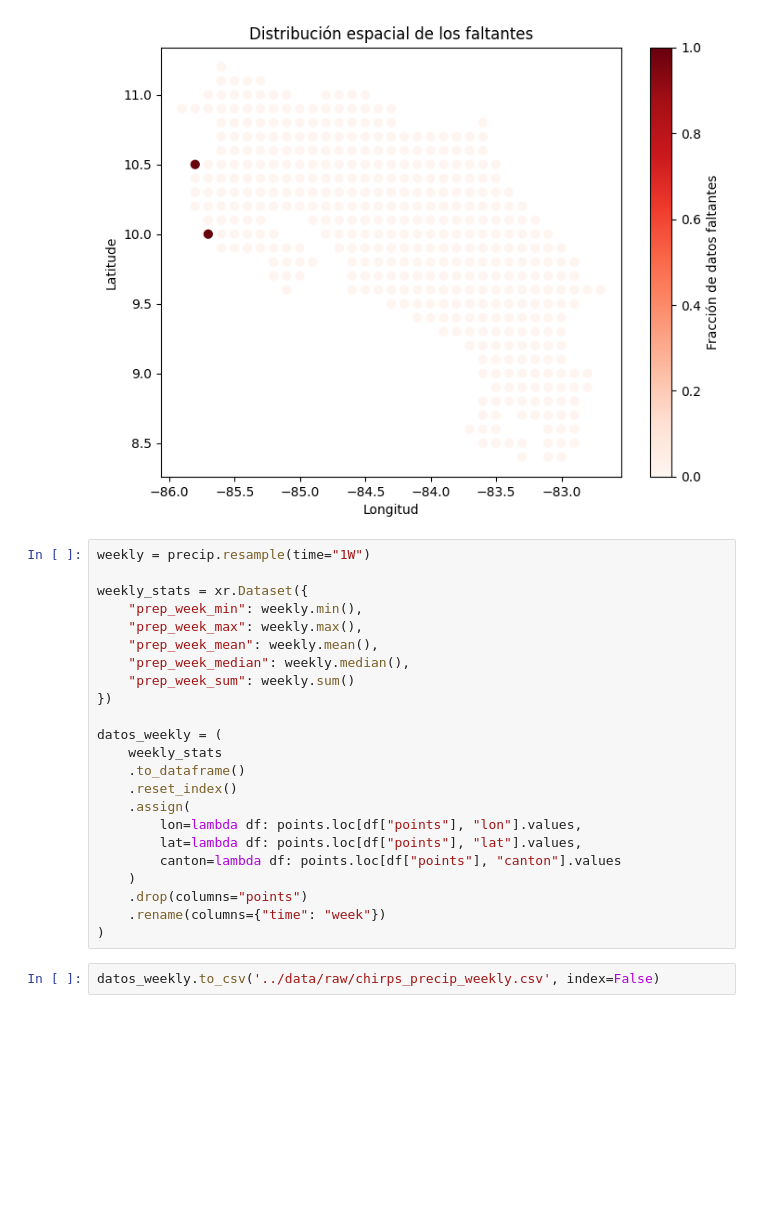
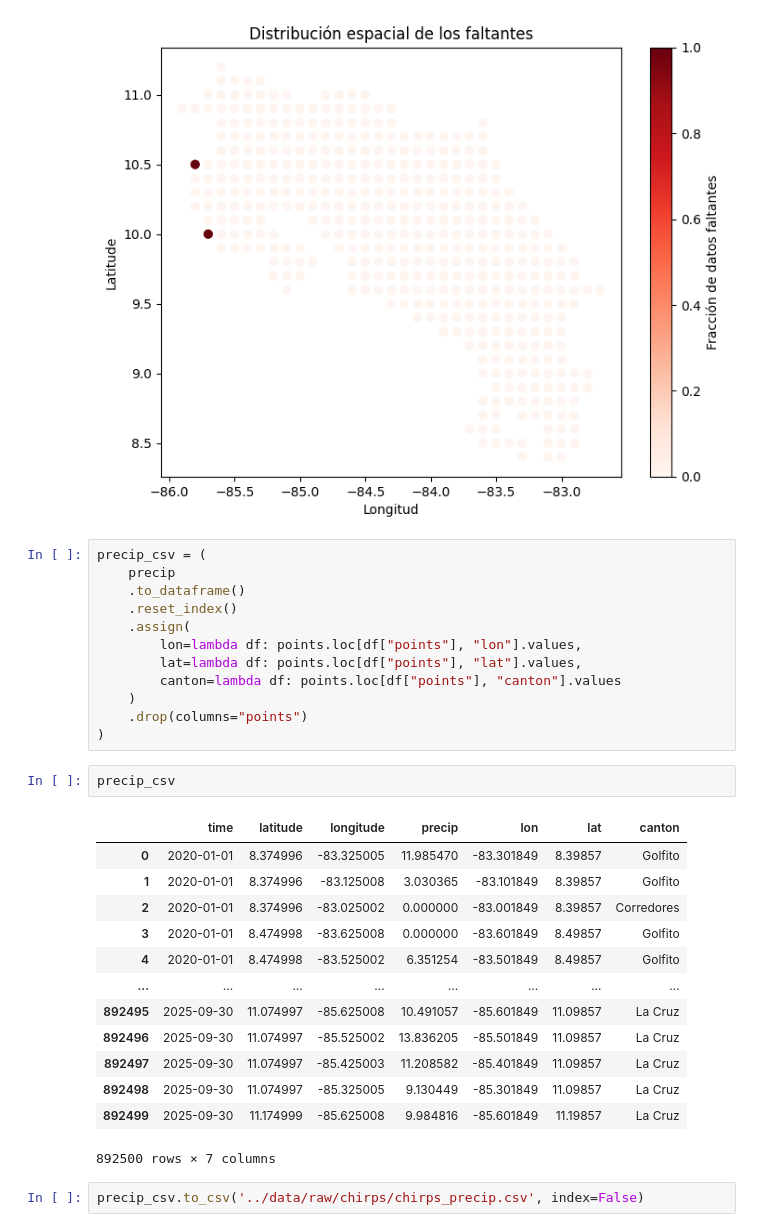
Before and after one commit to artisticlimon/dengue-model, a Jupyter notebook: extraction/extract_chirps.ipynb, the cells around one changed output. Saved outputs shown, nothing was run; the diff lists cells and outputs as text; blank space fills up the shorter version.

Commit message:
fix chirps data to contain results that are not aggregated by week, do it in r instead

```diff
--- a/extraction/extract_chirps.ipynb
+++ b/extraction/extract_chirps.ipynb
@@ -81,28 +81,33 @@ plt.title("Distribución espacial de los faltantes")
 plt.show()
 # %% [output]
 [figure]
-# %%
-weekly = precip.resample(time="1W")
-
-weekly_stats = xr.Dataset({
-    "prep_week_min": weekly.min(),
-    "prep_week_max": weekly.max(),
-    "prep_week_mean": weekly.mean(),
-    "prep_week_median": weekly.median(),
-    "prep_week_sum": weekly.sum()
-})
-
-datos_weekly = (
-    weekly_stats
-    .to_dataframe()
-    .reset_index()
-    .assign(
-        lon=lambda df: points.loc[df["points"], "lon"].values,
-        lat=lambda df: points.loc[df["points"], "lat"].values,
-        canton=lambda df: points.loc[df["points"], "canton"].values
-    )
-    .drop(columns="points")
-    .rename(columns={"time": "week"})
-)
-# %%
-datos_weekly.to_csv('../data/raw/chirps_precip_weekly.csv', index=False)
+# %%
+precip_csv = (
+    precip
+    .to_dataframe()
+    .reset_index()
+    .assign(
+        lon=lambda df: points.loc[df["points"], "lon"].values,
+        lat=lambda df: points.loc[df["points"], "lat"].values,
+        canton=lambda df: points.loc[df["points"], "canton"].values
+    )
+    .drop(columns="points")
+)
+# %%
+precip_csv
+# %% [output]
+|  | time | latitude | longitude | precip | lon | lat | canton |
+| 0 | 2020-01-01 | 8.374996 | -83.325005 | 11.985470 | -83.301849 | 8.39857 | Golfito |
+| 1 | 2020-01-01 | 8.374996 | -83.125008 | 3.030365 | -83.101849 | 8.39857 | Golfito |
+| 2 | 2020-01-01 | 8.374996 | -83.025002 | 0.000000 | -83.001849 | 8.39857 | Corredores |
+| 3 | 2020-01-01 | 8.474998 | -83.625008 | 0.000000 | -83.601849 | 8.49857 | Golfito |
+| 4 | 2020-01-01 | 8.474998 | -83.525002 | 6.351254 | -83.501849 | 8.49857 | Golfito |
+| ... | ... | ... | ... | ... | ... | ... | ... |
+| 892495 | 2025-09-30 | 11.074997 | -85.625008 | 10.491057 | -85.601849 | 11.09857 | La Cruz |
+| 892496 | 2025-09-30 | 11.074997 | -85.525002 | 13.836205 | -85.501849 | 11.09857 | La Cruz |
+| 892497 | 2025-09-30 | 11.074997 | -85.425003 | 11.208582 | -85.401849 | 11.09857 | La Cruz |
+| 892498 | 2025-09-30 | 11.074997 | -85.325005 | 9.130449 | -85.301849 | 11.09857 | La Cruz |
+| 892499 | 2025-09-30 | 11.174999 | -85.625008 | 9.984816 | -85.601849 | 11.19857 | La Cruz |
+892500 rows × 7 columns
+# %%
+precip_csv.to_csv('../data/raw/chirps/chirps_precip.csv', index=False)
```
Also changed, not shown: 1 other file.
